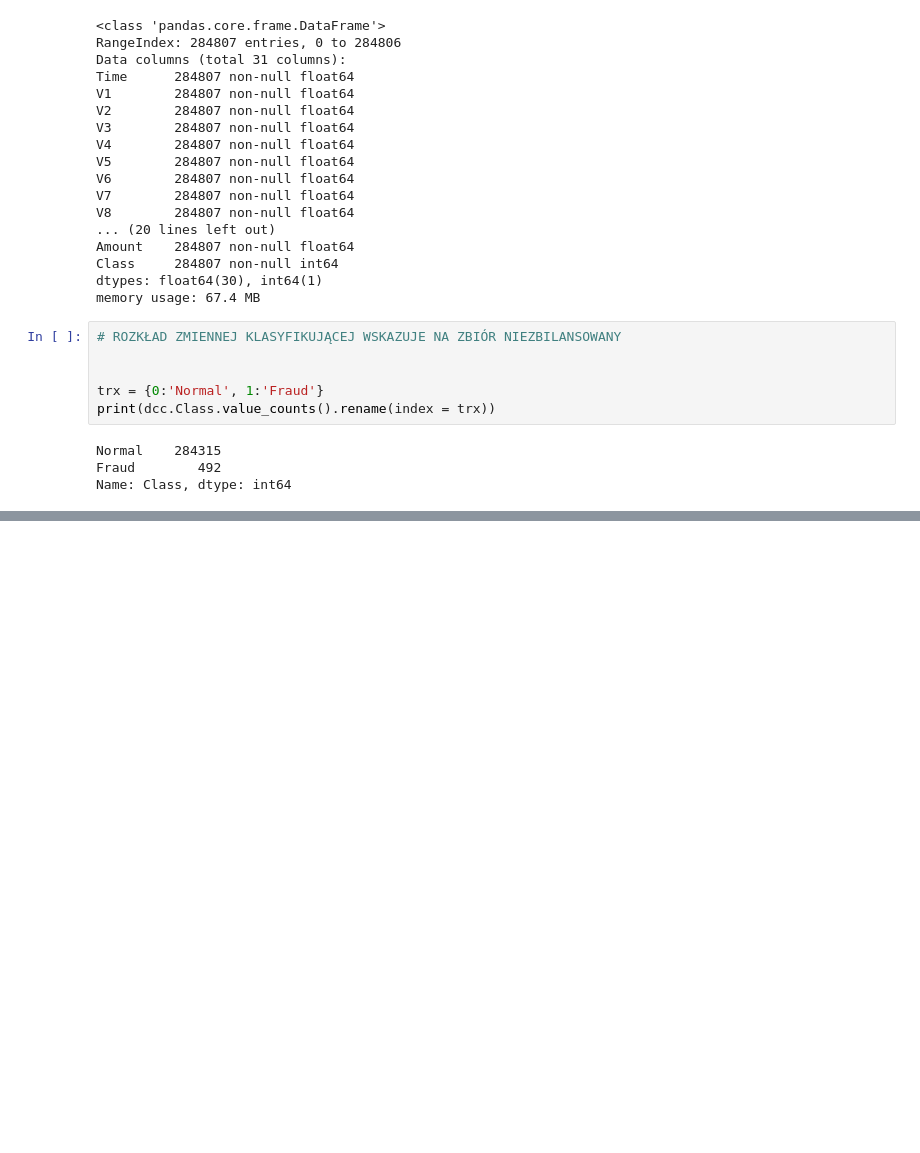
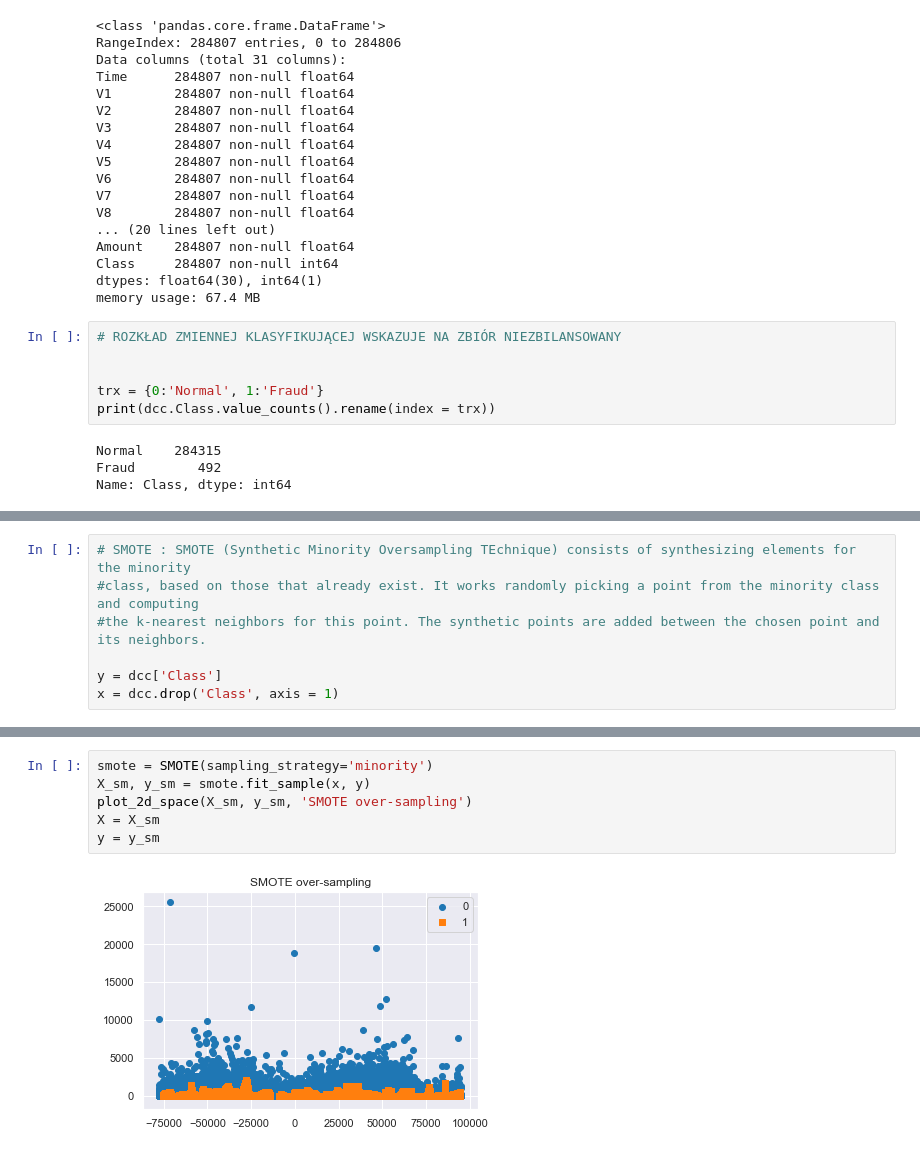
Before and after one commit to Bewelina/CC_FRAUD, a Jupyter notebook: Kod v1.ipynb, the cells around one changed output, grey strips where cells are left out. Drawn from its saved outputs; the diff is of its cells as text; blank space fills up the shorter version.

```diff
--- a/Kod v1.ipynb
+++ b/Kod v1.ipynb
@@ -86,0 +89,7 @@ Name: Class, dtype: int64
+# %%
+# SMOTE : SMOTE (Synthetic Minority Oversampling TEchnique) consists of synthesizing elements for the minority
+#class, based on those that already exist. It works randomly picking a point from the minority class and computing
+#the k-nearest neighbors for this point. The synthetic points are added between the chosen point and its neighbors.
+
+y = dcc['Class']
+x = dcc.drop('Class', axis = 1)
@@ -86,0 +102,8 @@ Name: Class, dtype: int64
+# %%
+smote = SMOTE(sampling_strategy='minority')
+X_sm, y_sm = smote.fit_sample(x, y)
+plot_2d_space(X_sm, y_sm, 'SMOTE over-sampling')
+X = X_sm
+y = y_sm
+# %% [output]
+[figure, added]
```
Also changed, not shown: parts of 7 cells of this notebook.
